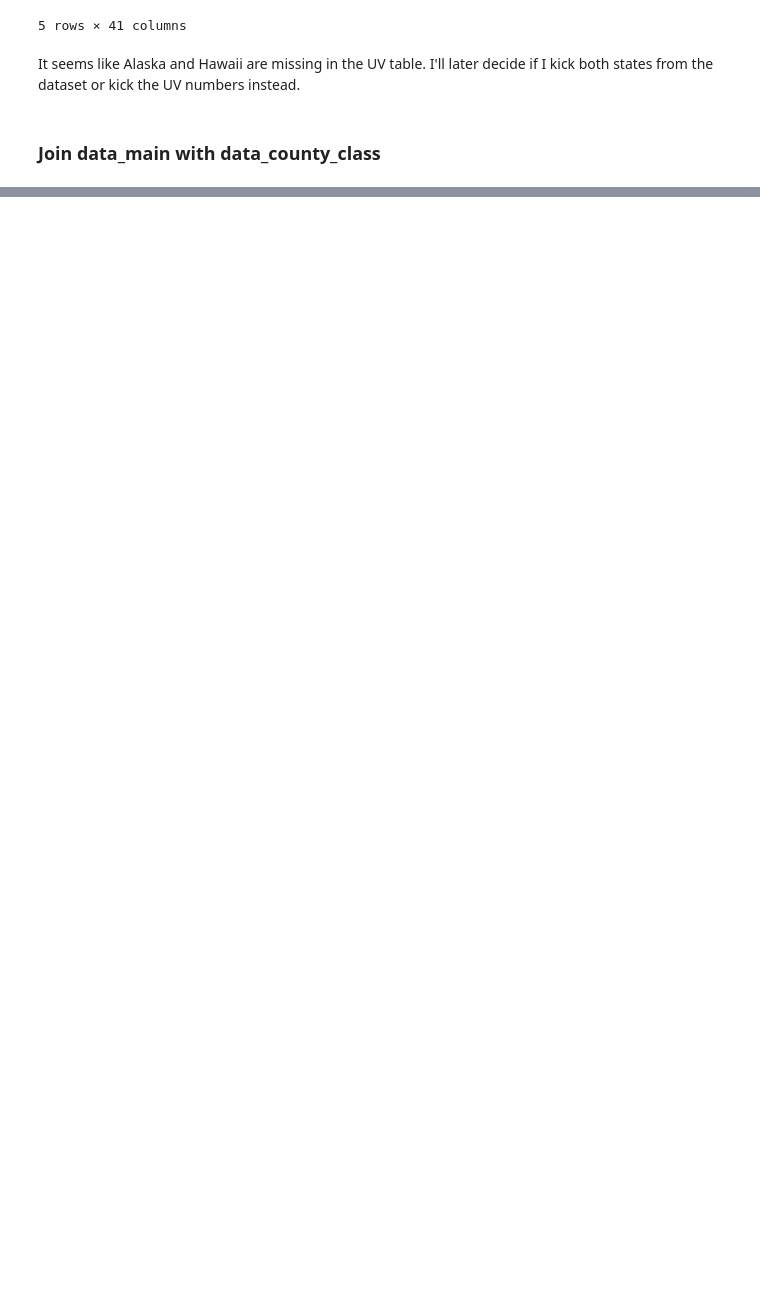
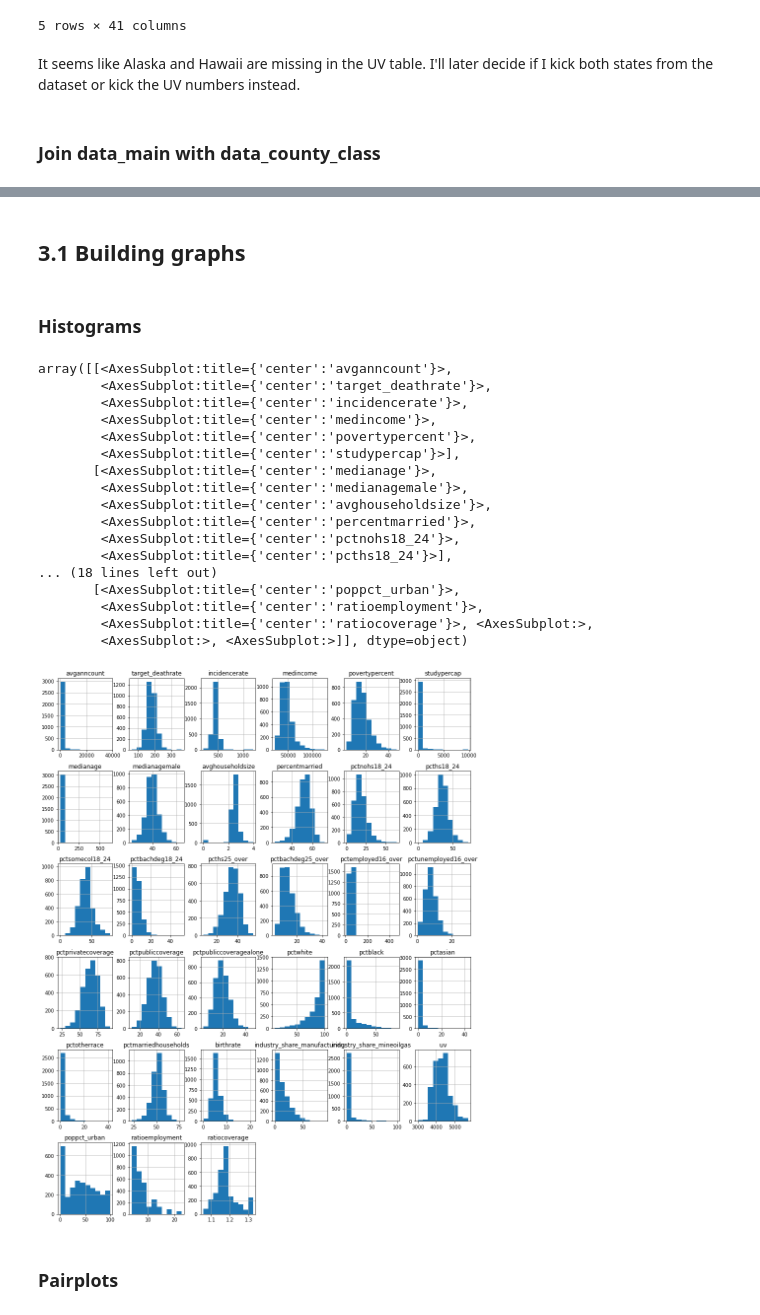
Before and after one commit to TobHeg/Mid-Term-Project, a Jupyter notebook: mid-term-project.ipynb, the cells around one changed output, grey strips where cells are left out. Drawn from its saved outputs; the diff is of its cells as text; code cells hidden in the pictures; blank space fills up the shorter version.

```diff
--- a/mid-term-project.ipynb
+++ b/mid-term-project.ipynb
@@ -522,0 +798,29 @@ match_list
+# %% [markdown]
+## 3.1 Building graphs
+# %% [markdown]
+### Histograms
+# %%
+   fig = plt.figure(figsize = (15,20))
+   ax = fig.gca()
+   reduced_df.hist(ax = ax)
+# %% [output]
+array([[<AxesSubplot:title={'center':'avganncount'}>,
+        <AxesSubplot:title={'center':'target_deathrate'}>,
+        <AxesSubplot:title={'center':'incidencerate'}>,
+        <AxesSubplot:title={'center':'medincome'}>,
+        <AxesSubplot:title={'center':'povertypercent'}>,
+        <AxesSubplot:title={'center':'studypercap'}>],
+       [<AxesSubplot:title={'center':'medianage'}>,
+        <AxesSubplot:title={'center':'medianagemale'}>,
+        <AxesSubplot:title={'center':'avghouseholdsize'}>,
+        <AxesSubplot:title={'center':'percentmarried'}>,
+        <AxesSubplot:title={'center':'pctnohs18_24'}>,
+        <AxesSubplot:title={'center':'pcths18_24'}>],
+... (18 lines left out)
+       [<AxesSubplot:title={'center':'poppct_urban'}>,
+        <AxesSubplot:title={'center':'ratioemployment'}>,
+        <AxesSubplot:title={'center':'ratiocoverage'}>, <AxesSubplot:>,
+        <AxesSubplot:>, <AxesSubplot:>]], dtype=object)
+[figure, added]
+# %% [markdown]
+### Pairplots
```
Also changed, not shown: parts of 214 cells of this notebook, 10 other files.
